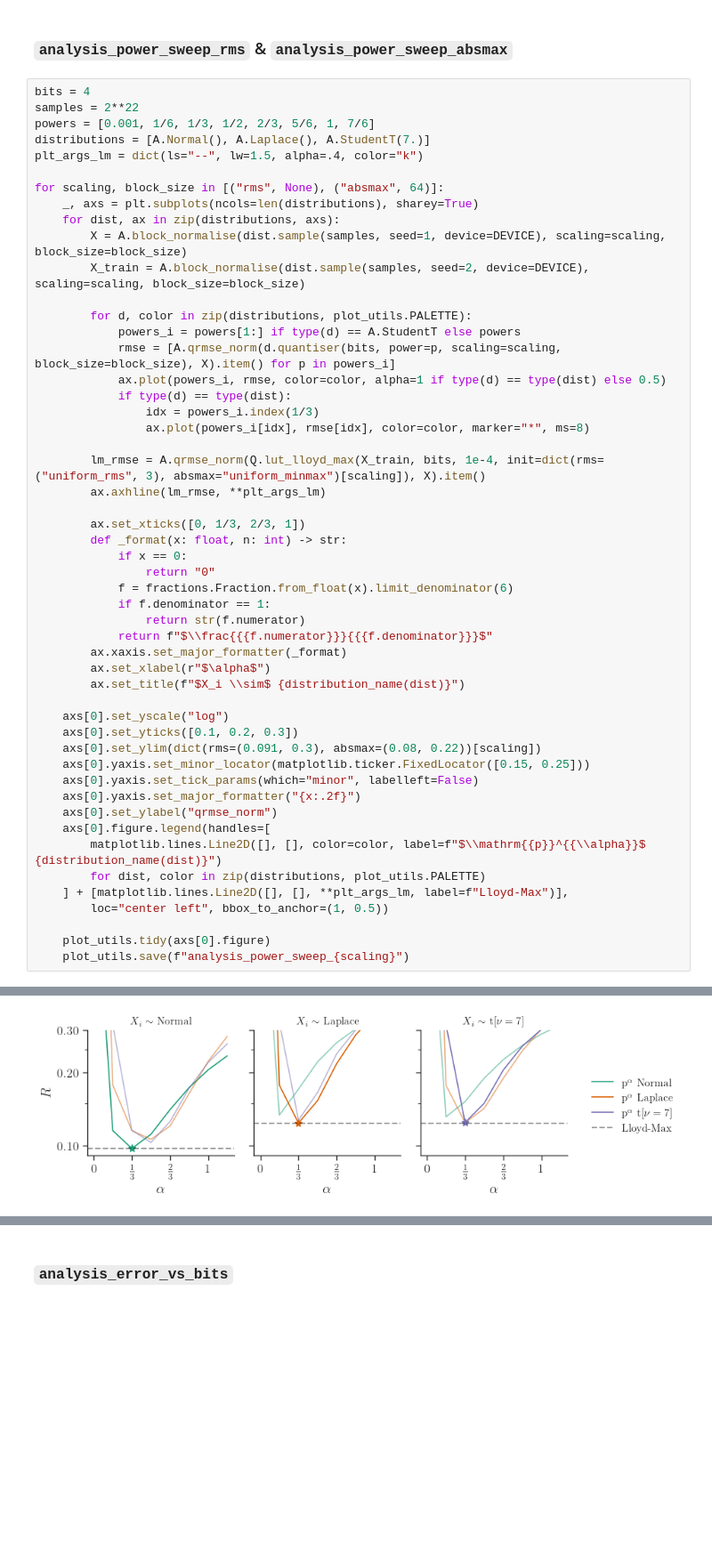
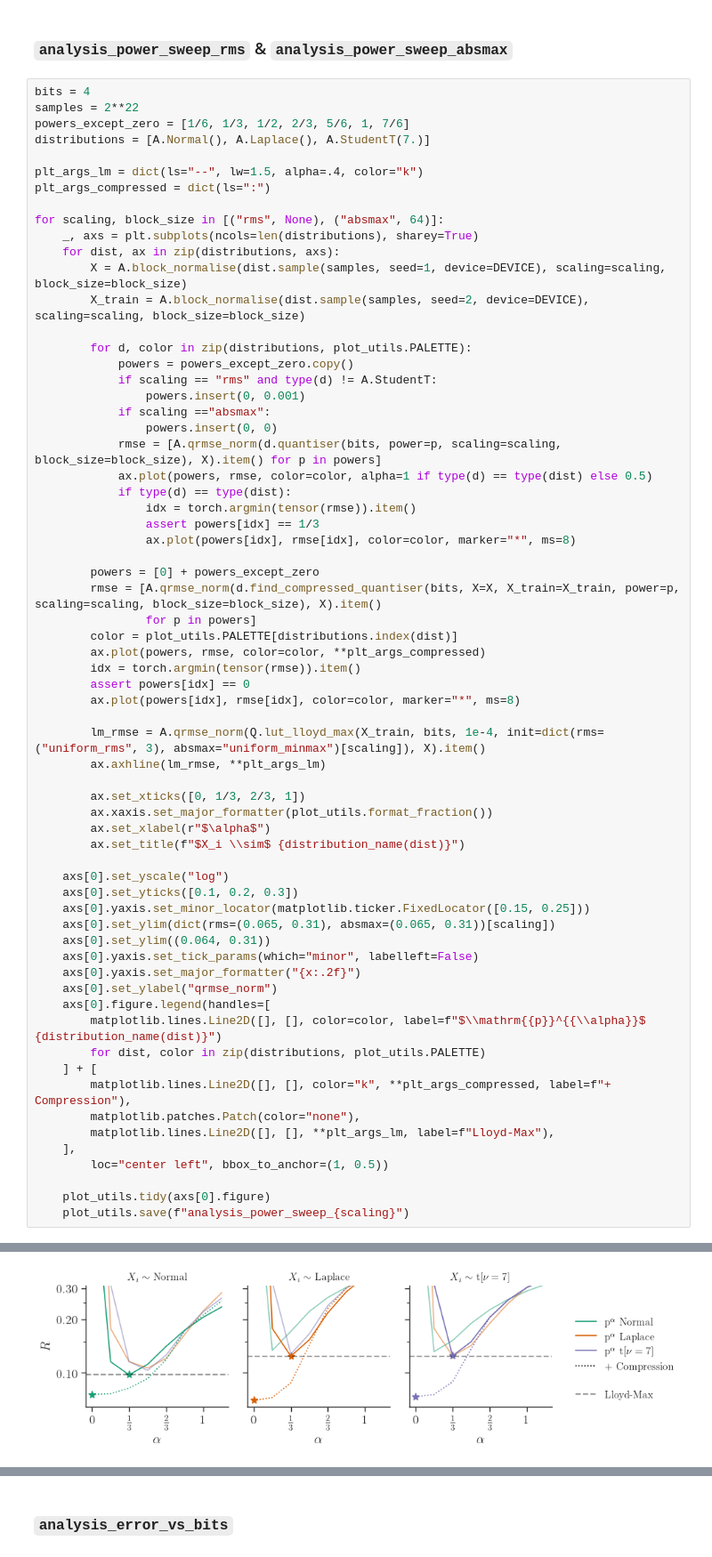
Before and after one commit to graphcore-research/llama-mobile-vlm, a Jupyter notebook: 20250127-FormatsCascade/Analysis.ipynb, the cells around one changed output, grey strips where cells are left out. Shown at 89% size. Drawn from its saved outputs; the diff is of its cells as text; blank space fills up the shorter version.

Commit message:
More work on compressed formats

```diff
--- a/20250127-FormatsCascade/Analysis.ipynb
+++ b/20250127-FormatsCascade/Analysis.ipynb
@@ -323,55 +323,69 @@ display(df)
 # %%
 bits = 4
 samples = 2**22
-powers = [0.001, 1/6, 1/3, 1/2, 2/3, 5/6, 1, 7/6]
+powers_except_zero = [1/6, 1/3, 1/2, 2/3, 5/6, 1, 7/6]
 distributions = [A.Normal(), A.Laplace(), A.StudentT(7.)]
+
 plt_args_lm = dict(ls="--", lw=1.5, alpha=.4, color="k")
+plt_args_compressed = dict(ls=":")
 
 for scaling, block_size in [("rms", None), ("absmax", 64)]:
     _, axs = plt.subplots(ncols=len(distributions), sharey=True)
     for dist, ax in zip(distributions, axs):
         X = A.block_normalise(dist.sample(samples, seed=1, device=DEVICE), scaling=scaling, block_size=block_size)
         X_train = A.block_normalise(dist.sample(samples, seed=2, device=DEVICE), scaling=scaling, block_size=block_size)
 
         for d, color in zip(distributions, plot_utils.PALETTE):
-            powers_i = powers[1:] if type(d) == A.StudentT else powers
-            rmse = [A.qrmse_norm(d.quantiser(bits, power=p, scaling=scaling, block_size=block_size), X).item() for p in powers_i]
-            ax.plot(powers_i, rmse, color=color, alpha=1 if type(d) == type(dist) else 0.5)
+            powers = powers_except_zero.copy()
+            if scaling == "rms" and type(d) != A.StudentT:
+                powers.insert(0, 0.001)
+            if scaling =="absmax":
+                powers.insert(0, 0)
+            rmse = [A.qrmse_norm(d.quantiser(bits, power=p, scaling=scaling, block_size=block_size), X).item() for p in powers]
+            ax.plot(powers, rmse, color=color, alpha=1 if type(d) == type(dist) else 0.5)
             if type(d) == type(dist):
-                idx = powers_i.index(1/3)
-                ax.plot(powers_i[idx], rmse[idx], color=color, marker="*", ms=8)
+                idx = torch.argmin(tensor(rmse)).item()
+                assert powers[idx] == 1/3
+                ax.plot(powers[idx], rmse[idx], color=color, marker="*", ms=8)
+
+        powers = [0] + powers_except_zero
+        rmse = [A.qrmse_norm(d.find_compressed_quantiser(bits, X=X, X_train=X_train, power=p, scaling=scaling, block_size=block_size), X).item()
+                for p in powers]
+        color = plot_utils.PALETTE[distributions.index(dist)]
+        ax.plot(powers, rmse, color=color, **plt_args_compressed)
+        idx = torch.argmin(tensor(rmse)).item()
+        assert powers[idx] == 0
+        ax.plot(powers[idx], rmse[idx], color=color, marker="*", ms=8)
 
         lm_rmse = A.qrmse_norm(Q.lut_lloyd_max(X_train, bits, 1e-4, init=dict(rms=("uniform_rms", 3), absmax="uniform_minmax")[scaling]), X).item()
         ax.axhline(lm_rmse, **plt_args_lm)
 
         ax.set_xticks([0, 1/3, 2/3, 1])
-        def _format(x: float, n: int) -> str:
-            if x == 0:
-                return "0"
-            f = fractions.Fraction.from_float(x).limit_denominator(6)
-            if f.denominator == 1:
-                return str(f.numerator)
-            return f"$\\frac{{{f.numerator}}}{{{f.denominator}}}$"
-        ax.xaxis.set_major_formatter(_format)
+        ax.xaxis.set_major_formatter(plot_utils.format_fraction())
         ax.set_xlabel(r"$\alpha$")
         ax.set_title(f"$X_i \\sim$ {distribution_name(dist)}")
 
     axs[0].set_yscale("log")
     axs[0].set_yticks([0.1, 0.2, 0.3])
-    axs[0].set_ylim(dict(rms=(0.091, 0.3), absmax=(0.08, 0.22))[scaling])
     axs[0].yaxis.set_minor_locator(matplotlib.ticker.FixedLocator([0.15, 0.25]))
+    axs[0].set_ylim(dict(rms=(0.065, 0.31), absmax=(0.065, 0.31))[scaling])
+    axs[0].set_ylim((0.064, 0.31))
     axs[0].yaxis.set_tick_params(which="minor", labelleft=False)
     axs[0].yaxis.set_major_formatter("{x:.2f}")
     axs[0].set_ylabel("qrmse_norm")
     axs[0].figure.legend(handles=[
         matplotlib.lines.Line2D([], [], color=color, label=f"$\\mathrm{{p}}^{{\\alpha}}$ {distribution_name(dist)}")
         for dist, color in zip(distributions, plot_utils.PALETTE)
-    ] + [matplotlib.lines.Line2D([], [], **plt_args_lm, label=f"Lloyd-Max")],
+    ] + [
+        matplotlib.lines.Line2D([], [], color="k", **plt_args_compressed, label=f"+ Compression"),
+        matplotlib.patches.Patch(color="none"),
+        matplotlib.lines.Line2D([], [], **plt_args_lm, label=f"Lloyd-Max"),
+    ],
         loc="center left", bbox_to_anchor=(1, 0.5))
 
     plot_utils.tidy(axs[0].figure)
     plot_utils.save(f"analysis_power_sweep_{scaling}")
 # %% [output]
 remote: Updating references: 100% (1/1)
 remote: Updating references: 100% (1/1)
-[figure, old version]
+[figure, new version]
```
Also changed, not shown: parts of 1 cell of this notebook, 3 other files.
